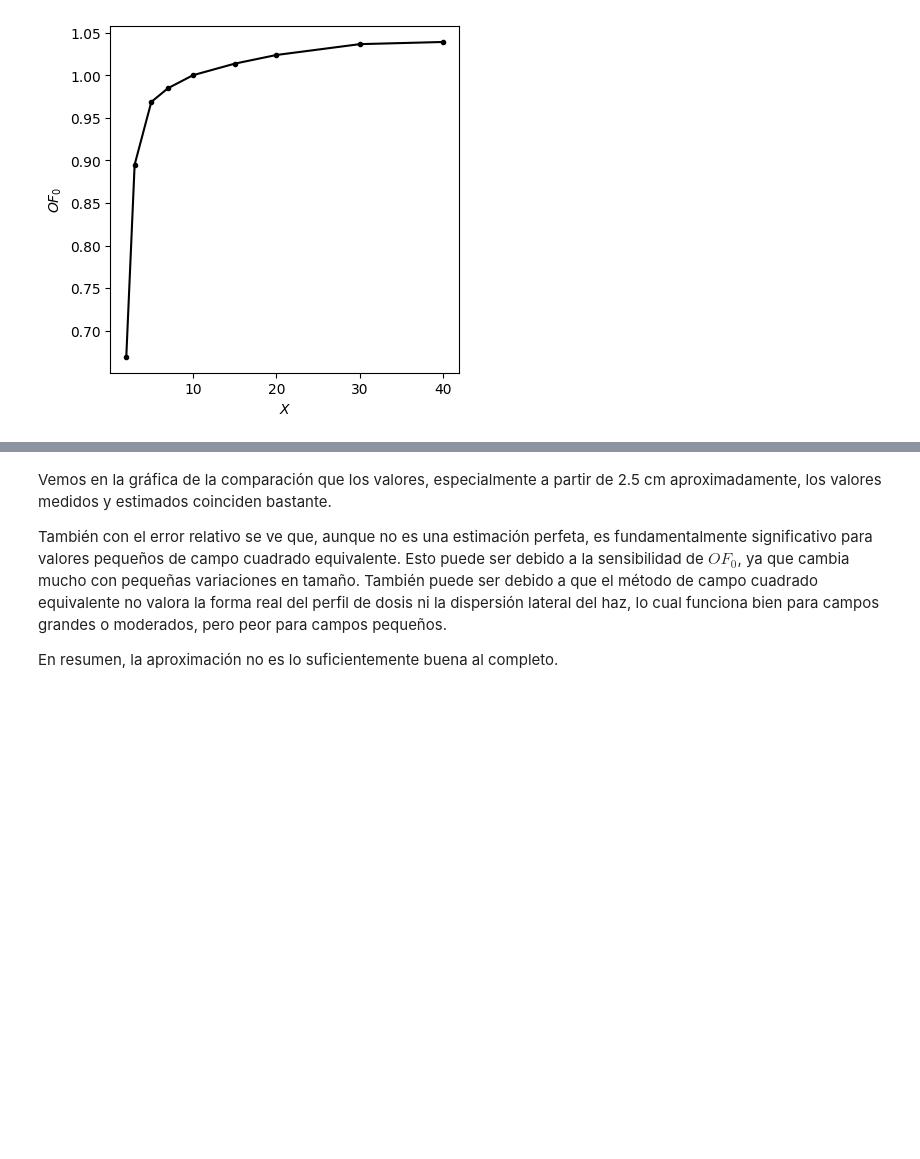
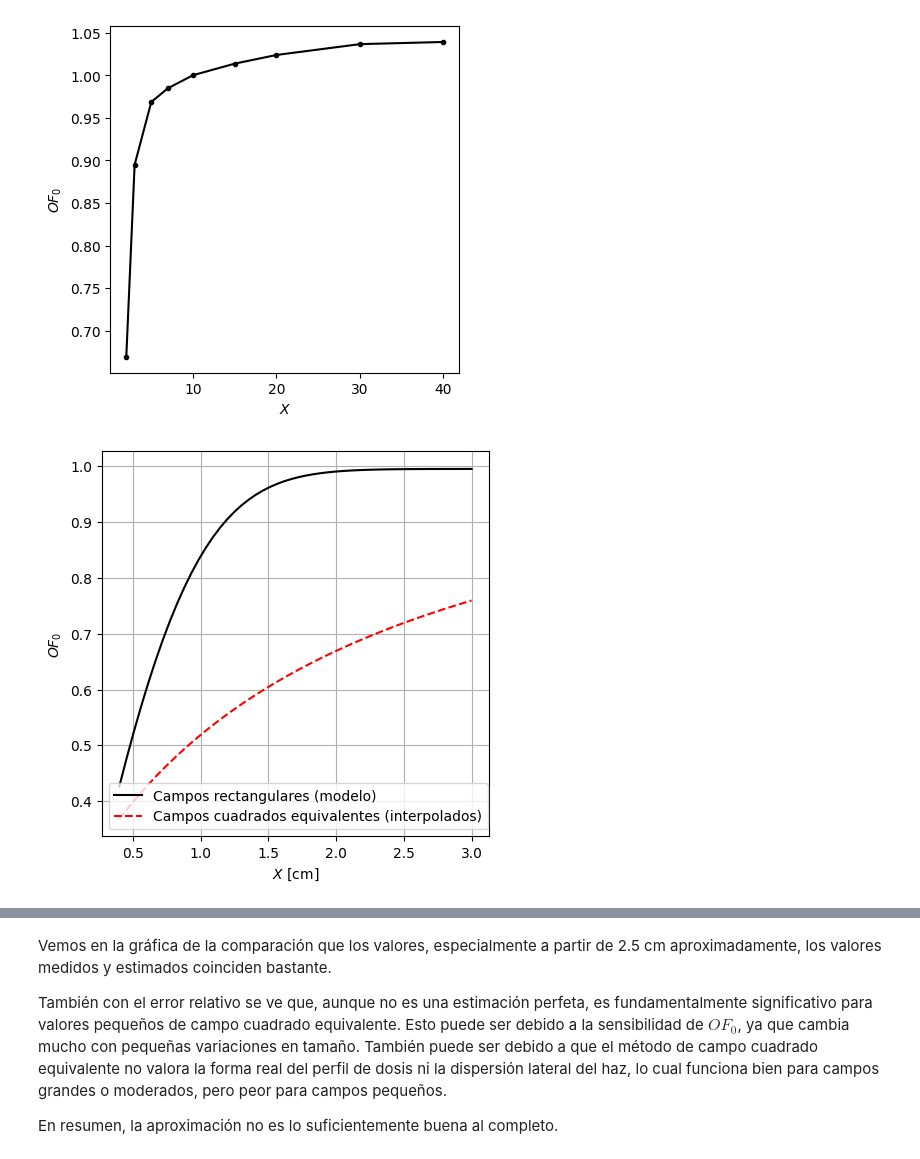
Before and after one commit to SofiBelmon/Practica2_radioterapia, a Jupyter notebook: Enunciados/DobleFuente/DobleFuente_Enunciado.ipynb, the cells around one changed output, grey strips where cells are left out. Cells and saved outputs as stored; diff of their text form; code cells hidden in the pictures; blank space fills up the shorter version.

```diff
--- a/Enunciados/DobleFuente/DobleFuente_Enunciado.ipynb
+++ b/Enunciados/DobleFuente/DobleFuente_Enunciado.ipynb
@@ -258,3 +273,24 @@ ax.set_ylabel(r'$OF_0$')
 plt.show()
 # %% [output]
 [figure]
+# %%
+# Definimos una función de interpolación para los factores de campo cuadrados
+interp_OF_0 = interp1d(Xs, OF_0_6X_sqs, kind='linear', fill_value='extrapolate')
+
+# Generamos algunas dimensiones de campo cuadrado equivalente y sus correspondientes
+Ys = np.array([2])  #Fijamos Y = 2
+Xs_test = np.linspace(0.4, 3, 50)  #Variamos X de 0.4 a 3
+Xcs = X_c(Xs_test, Ys)
+# factores de campo interpolados
+OF_0_Xcs = interp_OF_0(Xcs)
+
+fig, ax = plt.subplots(figsize=(5, 5))
+ax.plot(Xs_test, OF_0_rect(Xs_test, Ys), 'k-', label='Campos rectangulares (modelo)')
+ax.plot(Xs_test, OF_0_Xcs, 'r--', label='Campos cuadrados equivalentes (interpolados)')
+ax.set_xlabel(r'$X$ [cm]')
+ax.set_ylabel(r'$OF_0$')
+ax.legend()
+plt.grid(True)
+plt.show()
+# %% [output]
+[figure, added]
```
Also changed, not shown: parts of 7 cells of this notebook.
